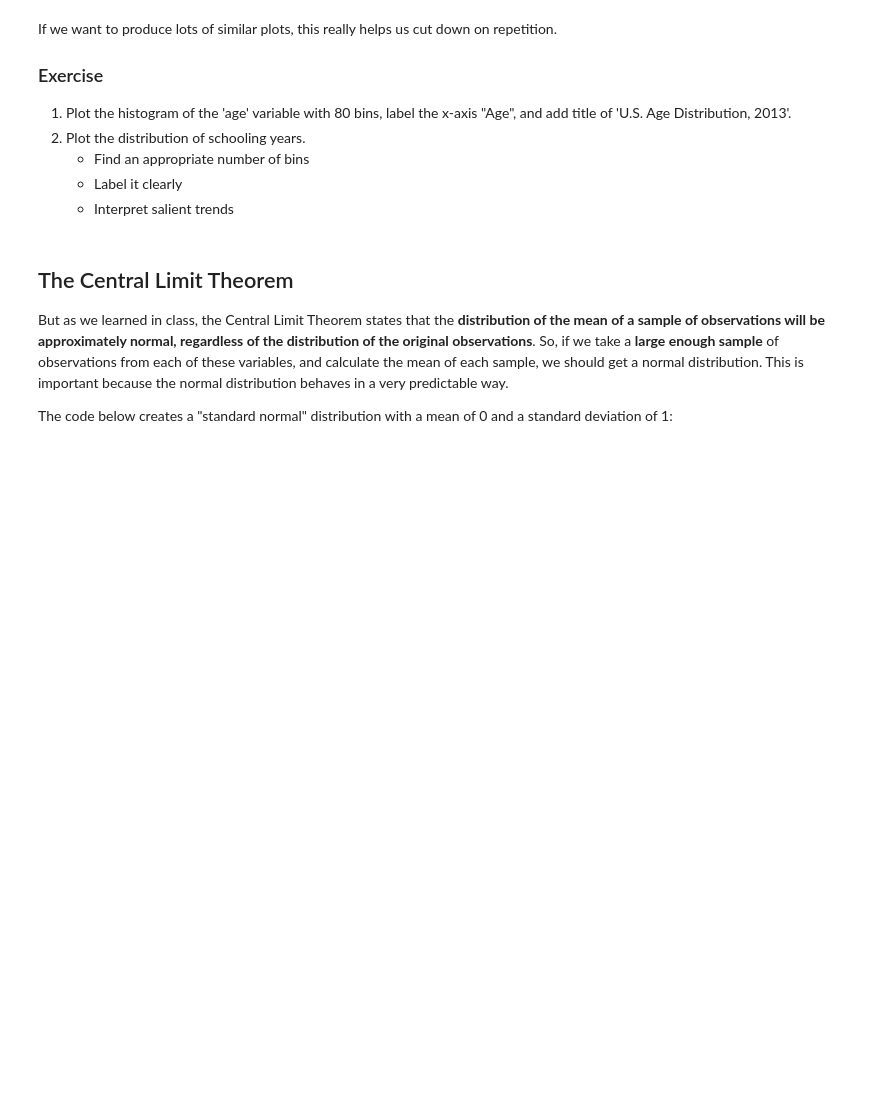
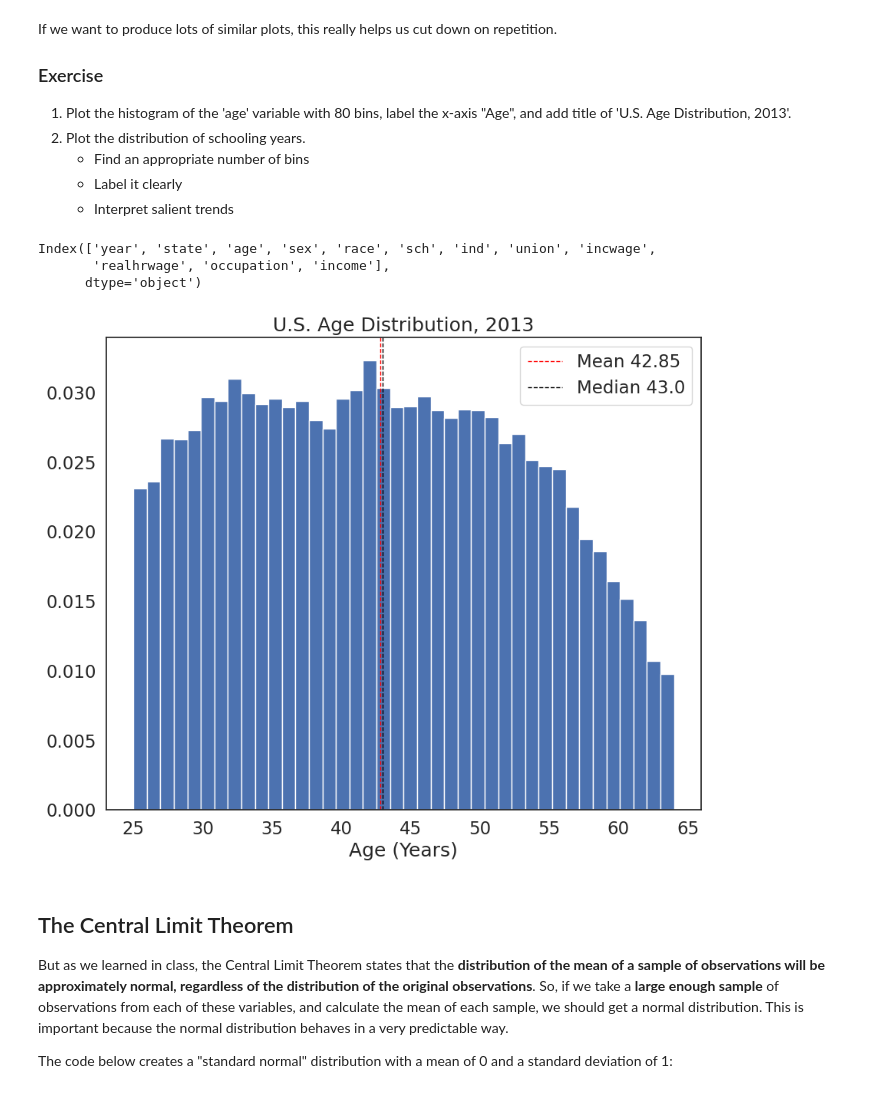
Before and after one commit to eli576/QM2, a Jupyter notebook: notebooks/W05. Distributions and Basic Statistics.ipynb, the cells around one changed output. Saved outputs shown, nothing was run; the diff lists cells and outputs as text; code cells hidden in the pictures; blank space fills up the shorter version.

```diff
--- a/notebooks/W05. Distributions and Basic Statistics.ipynb
+++ b/notebooks/W05. Distributions and Basic Statistics.ipynb
@@ -365,3 +373,13 @@ If we want to produce lots of similar plots, this really helps us cut down on re
     * Find an appropriate number of bins
     * Label it clearly
     * Interpret salient trends
+# %%
+df.columns
+# %% [output]
+Index(['year', 'state', 'age', 'sex', 'race', 'sch', 'ind', 'union', 'incwage',
+       'realhrwage', 'occupation', 'income'],
+      dtype='object')
+# %%
+plot_histogram(variable = df['age'], bin_number = 40 , xlab = 'Age (Years)', title = 'U.S. Age Distribution, 2013')
+# %% [output]
+[figure, added]
```
Also changed, not shown: parts of 11 cells of this notebook.
